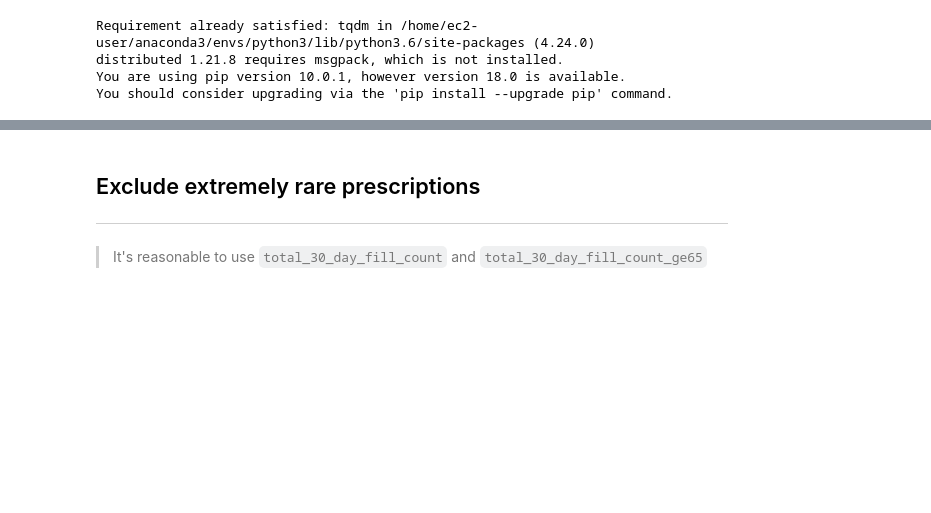
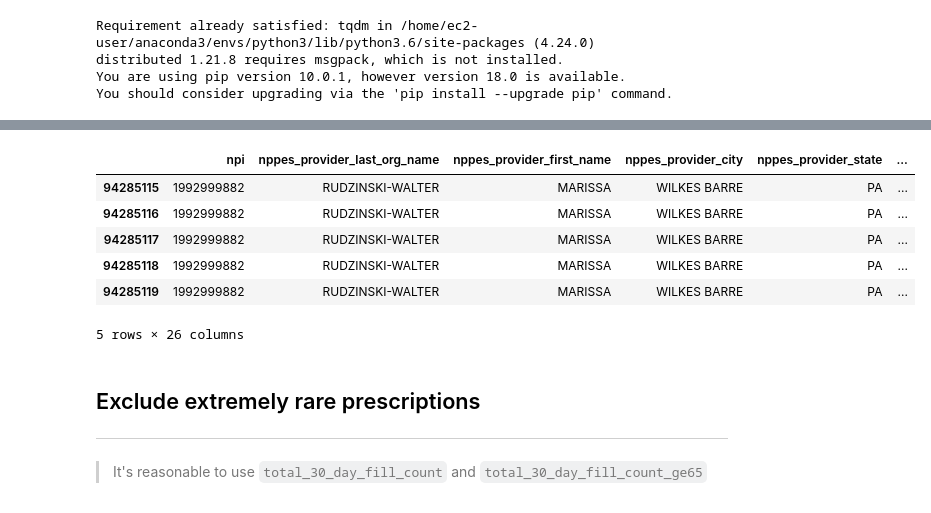
Before and after one commit to dast1/healthcare-fraud, a Jupyter notebook: src/reduce features.ipynb, the cells around one changed output, grey strips where cells are left out. Saved outputs shown, nothing was run; the diff lists cells and outputs as text; code cells hidden in the pictures; blank space fills up the shorter version.

```diff
--- a/src/reduce features.ipynb
+++ b/src/reduce features.ipynb
@@ -49,0 +35,10 @@ print(len(npi_excl), len(npi_ok))
+# %%
+df.tail()
+# %% [output]
+|  | npi | nppes_provider_last_org_name | nppes_provider_first_name | nppes_provider_city | nppes_provider_state | ... |
+| 94285115 | 1992999882 | RUDZINSKI-WALTER | MARISSA | WILKES BARRE | PA | ... |
+| 94285116 | 1992999882 | RUDZINSKI-WALTER | MARISSA | WILKES BARRE | PA | ... |
+| 94285117 | 1992999882 | RUDZINSKI-WALTER | MARISSA | WILKES BARRE | PA | ... |
+| 94285118 | 1992999882 | RUDZINSKI-WALTER | MARISSA | WILKES BARRE | PA | ... |
+| 94285119 | 1992999882 | RUDZINSKI-WALTER | MARISSA | WILKES BARRE | PA | ... |
+5 rows × 26 columns
```
Also changed, not shown: parts of 30 cells of this notebook, 1 other file.
